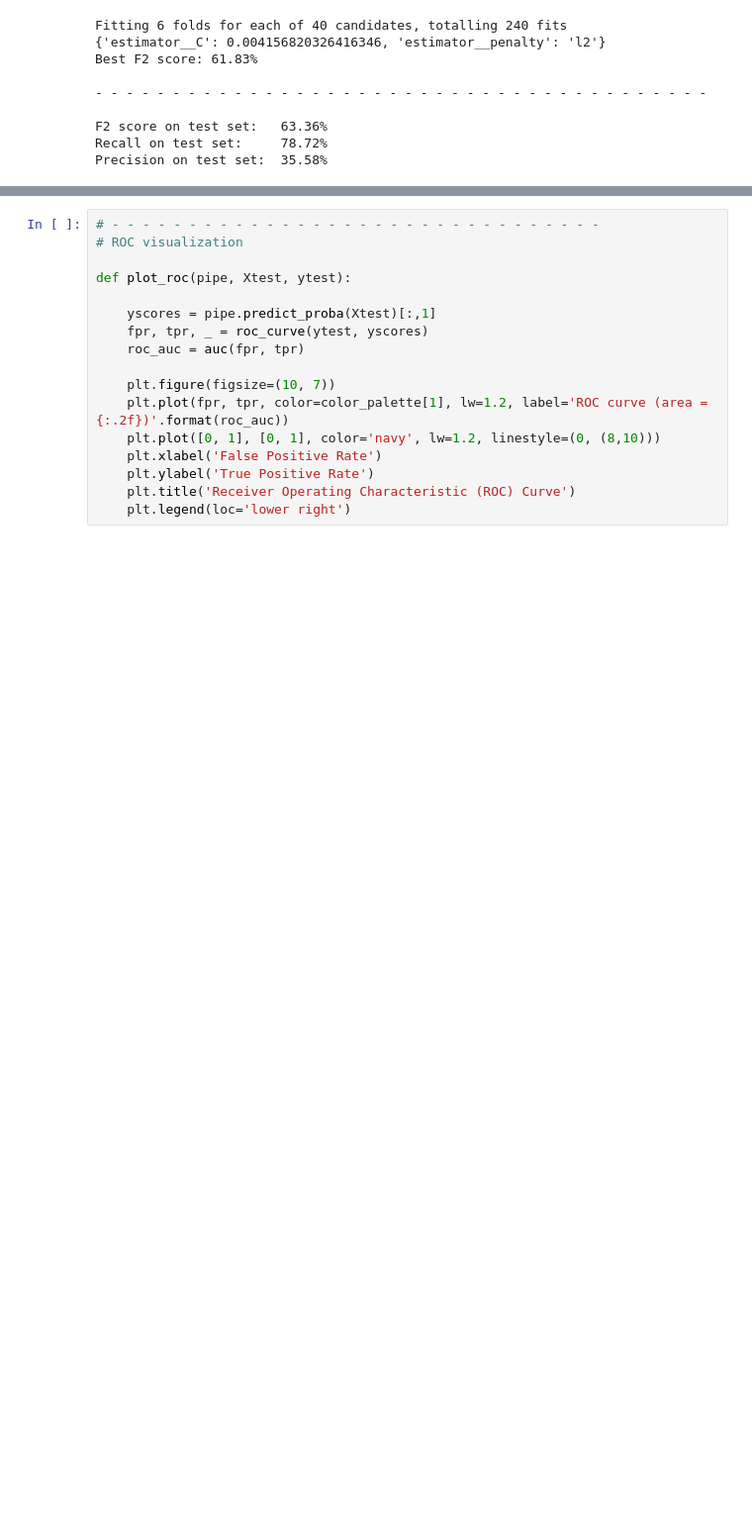
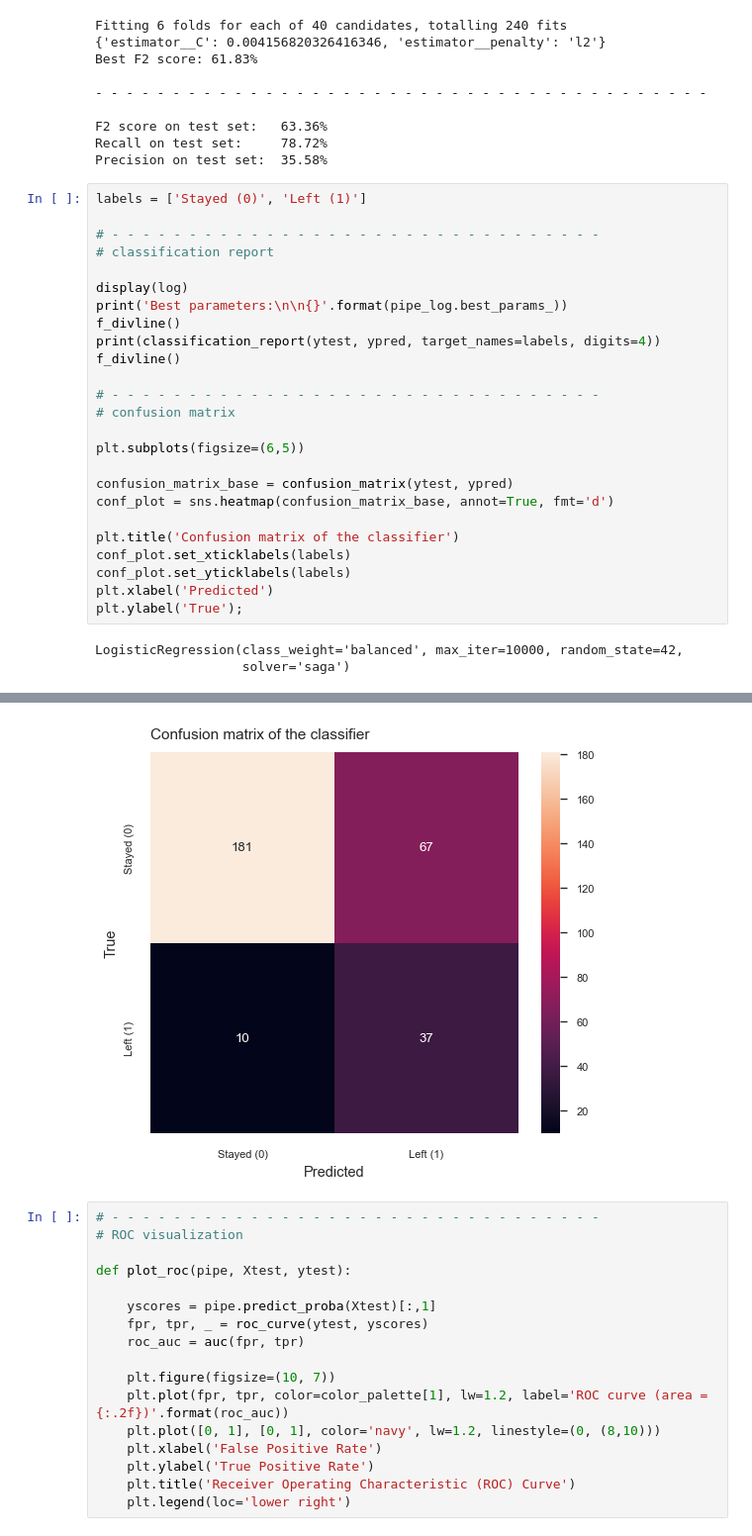
Before and after one commit to christianroden/Portfolinoes, a Jupyter notebook: Notebooks/RF_Log.ipynb, the cells around one changed output, grey strips where cells are left out. Shown: that part at 99% size. Drawn from its saved outputs; the diff is of its cells as text; blank space fills up the shorter version.

Commit message:
Log: added classification_report and confusion_matrix. Minor formatting tweaks.

```diff
--- a/Notebooks/RF_Log.ipynb
+++ b/Notebooks/RF_Log.ipynb
@@ -368,3 +369,31 @@ Best F2 score: 61.83%
 F2 score on test set:   63.36%
 Recall on test set:     78.72%
 Precision on test set:  35.58%
+# %%
+labels = ['Stayed (0)', 'Left (1)']
+
+# - - - - - - - - - - - - - - - - - - - - - - - - - - - - - - - -
+# classification report
+
+display(log)
+print('Best parameters:\n\n{}'.format(pipe_log.best_params_))
+f_divline()
+print(classification_report(ytest, ypred, target_names=labels, digits=4))
+f_divline()
+
+# - - - - - - - - - - - - - - - - - - - - - - - - - - - - - - - -
+# confusion matrix
+
+plt.subplots(figsize=(6,5))
+
+confusion_matrix_base = confusion_matrix(ytest, ypred)
+conf_plot = sns.heatmap(confusion_matrix_base, annot=True, fmt='d')
+
+plt.title('Confusion matrix of the classifier')
+conf_plot.set_xticklabels(labels)
+conf_plot.set_yticklabels(labels)
+plt.xlabel('Predicted')
+plt.ylabel('True');
+# %% [output]
+LogisticRegression(class_weight='balanced', max_iter=10000, random_state=42,
+                   solver='saga')
@@ -371,3 +417,4 @@ Precision on test set:  35.58%
+[figure, added]
 # %%
 # - - - - - - - - - - - - - - - - - - - - - - - - - - - - - - - -
 # ROC visualization
```
Also changed, not shown: parts of 7 cells of this notebook.
